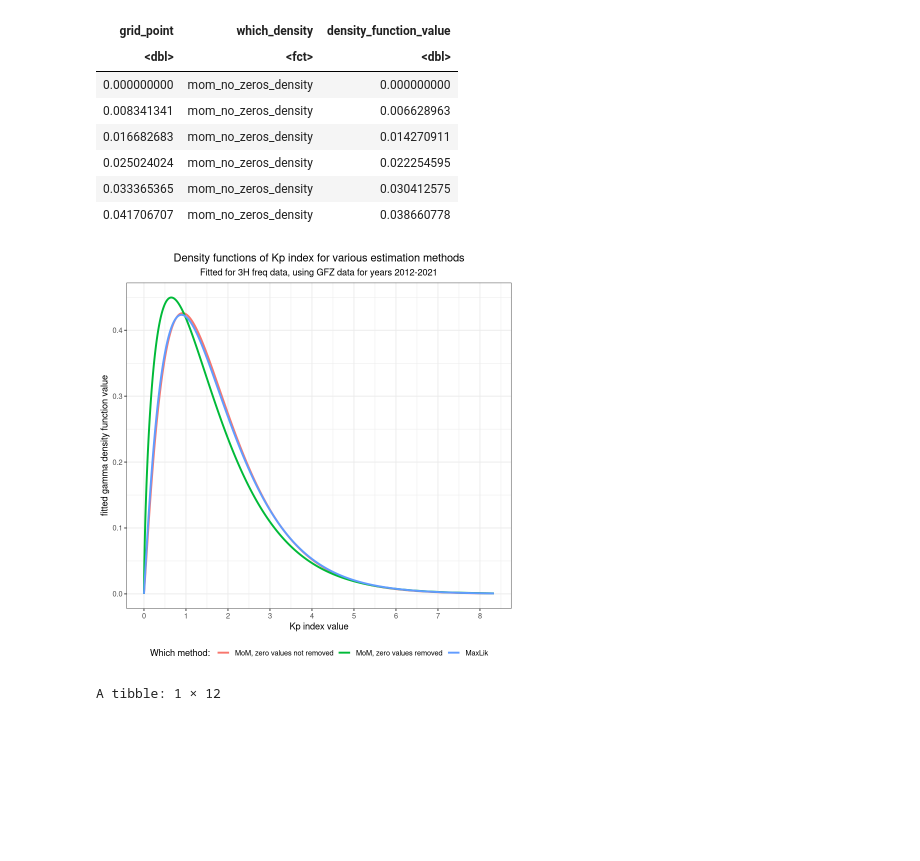
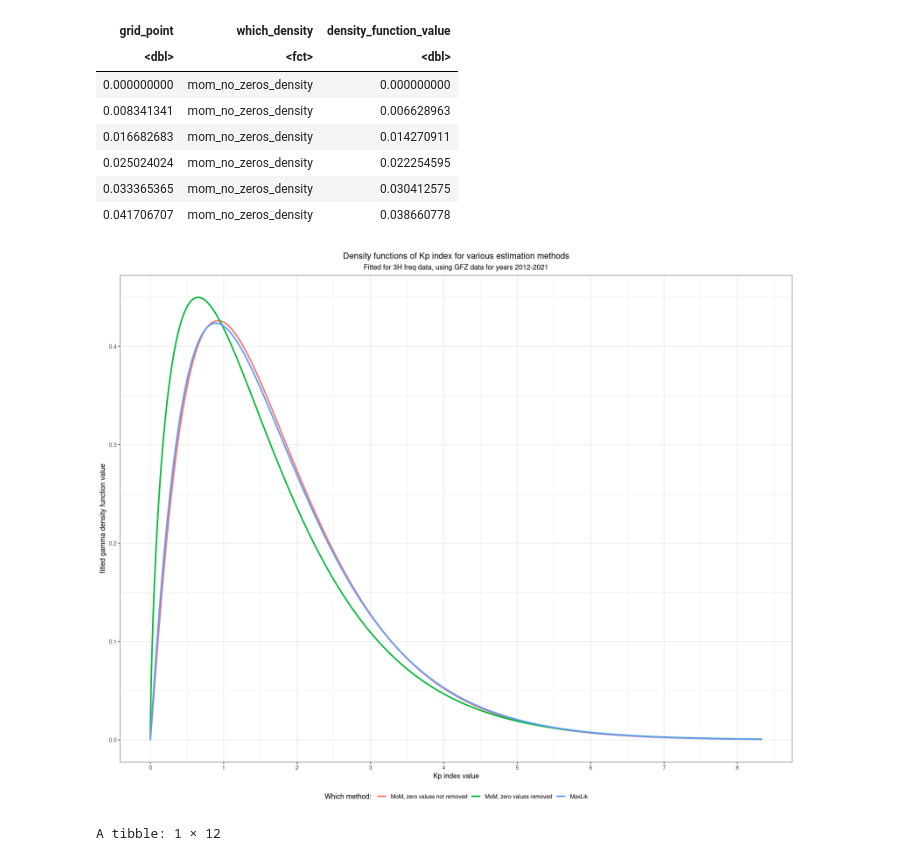
Before and after one commit to wegar-2/R_and_Python_jupyter_notebooks, a Jupyter notebook: R_GFZ_geomagnetic_EDA.ipynb, the cells around one changed output. Cells and saved outputs as stored; diff of their text form; code cells hidden in the pictures; blank space fills up the shorter version.

```diff
--- a/R_GFZ_geomagnetic_EDA.ipynb
+++ b/R_GFZ_geomagnetic_EDA.ipynb
@@ -255,10 +259,13 @@ dGammaMomZerosDensity <- dgamma(x = dGrid, shape = dAlphaShapeHatMomZeros,
                                   rate = dBetaRateHatMomZeros)
 # 10.3. maximum likelihood estimates
 # 10.3.1. find parameters estimate
-lResult <- lFitGammaDistribution(dVec = dtGeomagneticData$Kp, cEstMeth = "ML")
+lResult <- suppressWarnings(
+    lFitGammaDistribution(dVec = dtGeomagneticData$Kp, cEstMeth = "ML")
+)
 # 10.3.2. plot shape parameter estimate agains the nonlinear euqation solver's
 #         starting points
 dtEstimatesTable <- lResult$estimates_table
+options(repr.plot.width=12, repr.plot.height=8)
 plotShapeParamEstimVsStartingPoint <- ggplot2::ggplot(
   data = dtEstimatesTable, mapping = aes(x = starting_point, y = alpha_shape_hat)
 ) + geom_line() + theme_bw() +
@@ -340,22 +331,23 @@ A data.table: 6 × 3
 | 0.033365365 | mom_no_zeros_density | 0.030412575 |
 | 0.041706707 | mom_no_zeros_density | 0.038660778 |
 # %%
+options(repr.plot.width=15, repr.plot.height=12)
 ggplotComparativeDensitiesPlot <- ggplot2::ggplot(
   data = dtDensitiesData,
   mapping = aes(x = grid_point, y = density_function_value,
                 color = which_density)
 ) + geom_line(size=1.1) + theme_bw() + theme(legend.position = "bottom") +
   ggtitle(label = "Density functions of Kp index for various estimation methods",
           subtitle = "Fitted for 3H freq data, using GFZ data for years 2012-2021") +
   scale_x_continuous(breaks = seq(0, 9, 1), minor_breaks = seq(0, 9, 0.5)) +
   scale_color_discrete(
     name = "Which method: ",
     labels = c("MoM, zero values not removed", "MoM, zero values removed", "MaxLik")
   ) + theme(plot.title = element_text(hjust=0.5), plot.subtitle = element_text(hjust = 0.5)) +
   xlab(label = "Kp index value") + ylab(label = "fitted gamma density function value")
 ggplotComparativeDensitiesPlot
 # %% [output]
-[figure, old version]
+[figure, new version]
 # %%
 # --------- 10. fit non-linear regression to the ap vs Kp relationship ---------
 # 10.1. fitting quadratic relationship: y = a*x^2 + b*x + c
```
Also changed, not shown: parts of 7 cells of this notebook.
